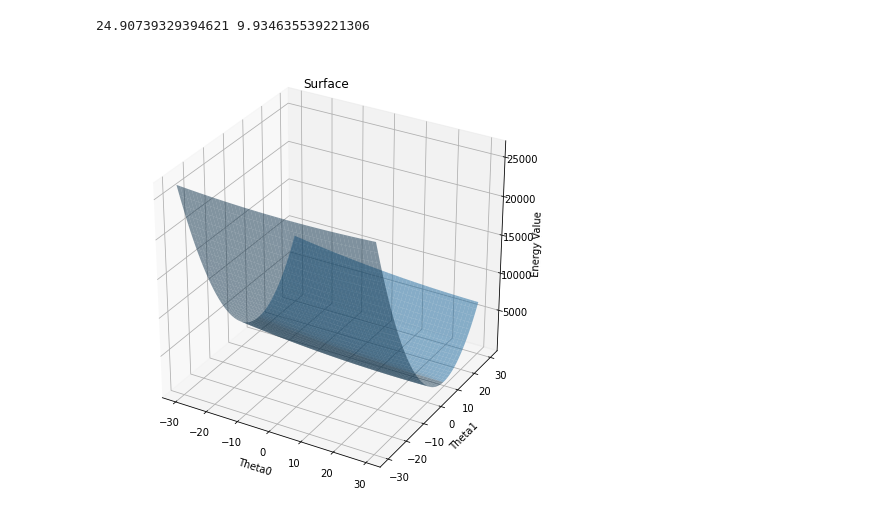
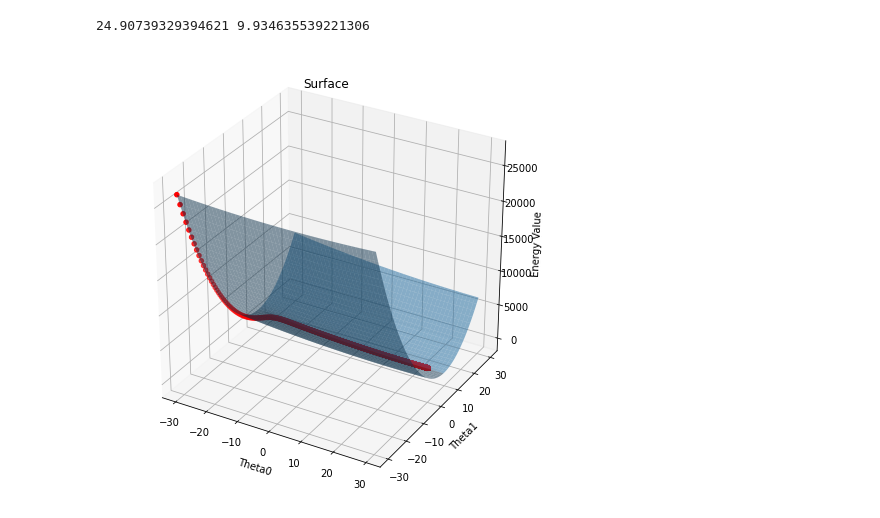
Before and after one commit to RyuJaesang/MachineLearing, a Jupyter notebook: assignment03/MachineLearningAssignment03.ipynb, the cells around one changed output. Saved outputs shown, nothing was run; the diff lists cells and outputs as text; code cells hidden in the pictures.

Commit message:
feat: Plotting the optimization path

```diff
--- a/assignment03/MachineLearningAssignment03.ipynb
+++ b/assignment03/MachineLearningAssignment03.ipynb
@@ -100,11 +100,12 @@ arangeJ = np.array(tempJ).reshape(600,600)
 # %%
 fig = plt.figure(figsize=(8,8))
 ax = fig.add_subplot(111, projection='3d')
+ax.scatter(theta0Value, theta1Value, energyValue, color = [1, 0, 0])
 ax.plot_surface(arangeTheta0, arangeTheta1, arangeJ, shade=True, alpha = 0.5)
 ax.set_xlabel('Theta0')
 ax.set_ylabel('Theta1')
 ax.set_zlabel('Energy Value')
 plt.title('Surface')
 plt.show()
 # %% [output]
-[figure, old version]
+[figure, new version]
```
